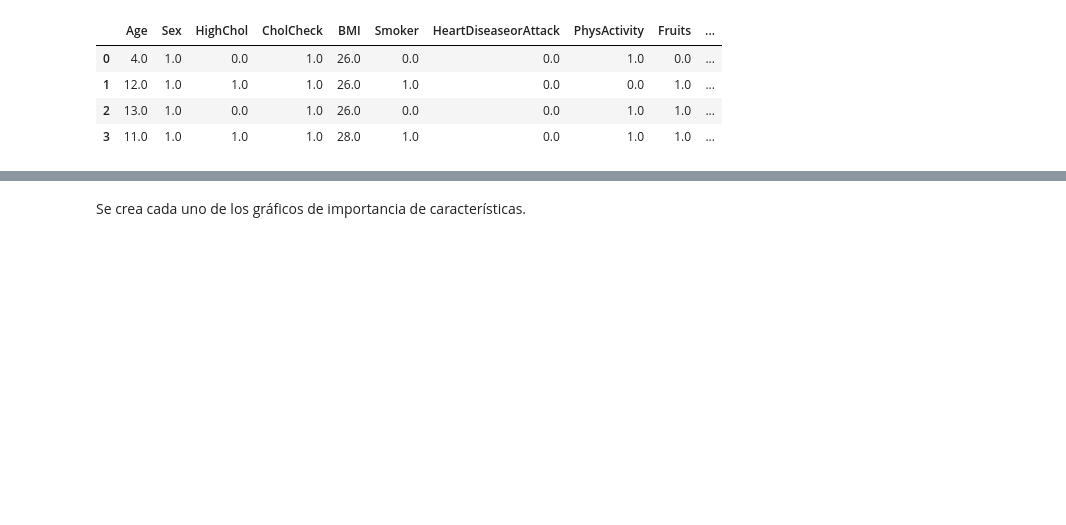
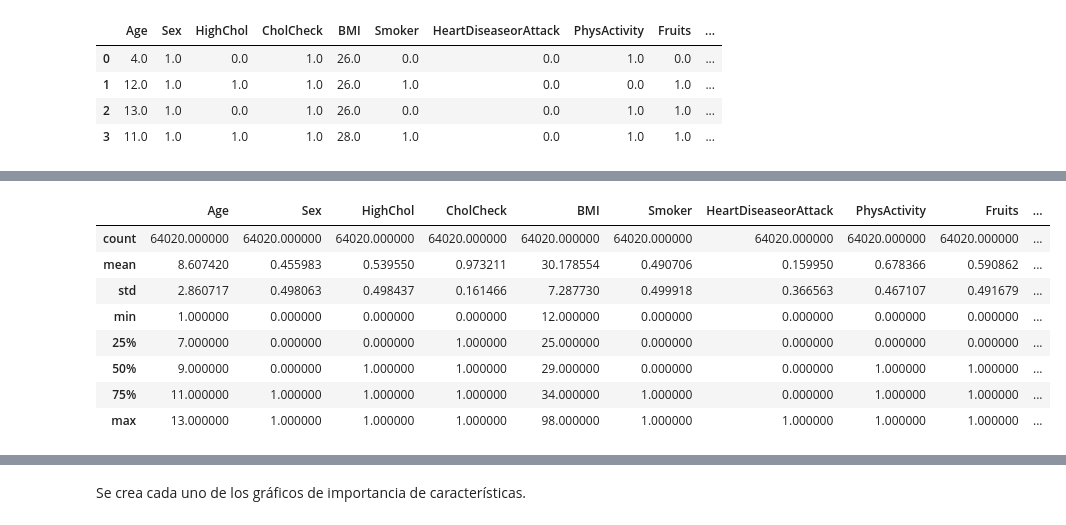
Before and after one commit to johnny-godoy/laboratorios-mds, a Jupyter notebook: 2023/lab10/laboratorio_10.ipynb, the cells around one changed output, grey strips where cells are left out. Saved outputs shown, nothing was run; the diff lists cells and outputs as text; code cells hidden in the pictures; blank space fills up the shorter version.

```diff
--- a/2023/lab10/laboratorio_10.ipynb
+++ b/2023/lab10/laboratorio_10.ipynb
@@ -76,0 +97,12 @@ df.head(4)
+# %%
+df.describe()
+# %% [output]
+|  | Age | Sex | HighChol | CholCheck | BMI | Smoker | HeartDiseaseorAttack | PhysActivity | Fruits | ... |
+| count | 64020.000000 | 64020.000000 | 64020.000000 | 64020.000000 | 64020.000000 | 64020.000000 | 64020.000000 | 64020.000000 | 64020.000000 | ... |
+| mean | 8.607420 | 0.455983 | 0.539550 | 0.973211 | 30.178554 | 0.490706 | 0.159950 | 0.678366 | 0.590862 | ... |
+| std | 2.860717 | 0.498063 | 0.498437 | 0.161466 | 7.287730 | 0.499918 | 0.366563 | 0.467107 | 0.491679 | ... |
+| min | 1.000000 | 0.000000 | 0.000000 | 0.000000 | 12.000000 | 0.000000 | 0.000000 | 0.000000 | 0.000000 | ... |
+| 25% | 7.000000 | 0.000000 | 0.000000 | 1.000000 | 25.000000 | 0.000000 | 0.000000 | 0.000000 | 0.000000 | ... |
+| 50% | 9.000000 | 0.000000 | 1.000000 | 1.000000 | 29.000000 | 0.000000 | 0.000000 | 1.000000 | 1.000000 | ... |
+| 75% | 11.000000 | 1.000000 | 1.000000 | 1.000000 | 34.000000 | 1.000000 | 0.000000 | 1.000000 | 1.000000 | ... |
+| max | 13.000000 | 1.000000 | 1.000000 | 1.000000 | 98.000000 | 1.000000 | 1.000000 | 1.000000 | 1.000000 | ... |
```
Also changed, not shown: parts of 10 cells of this notebook, 2 other files.
